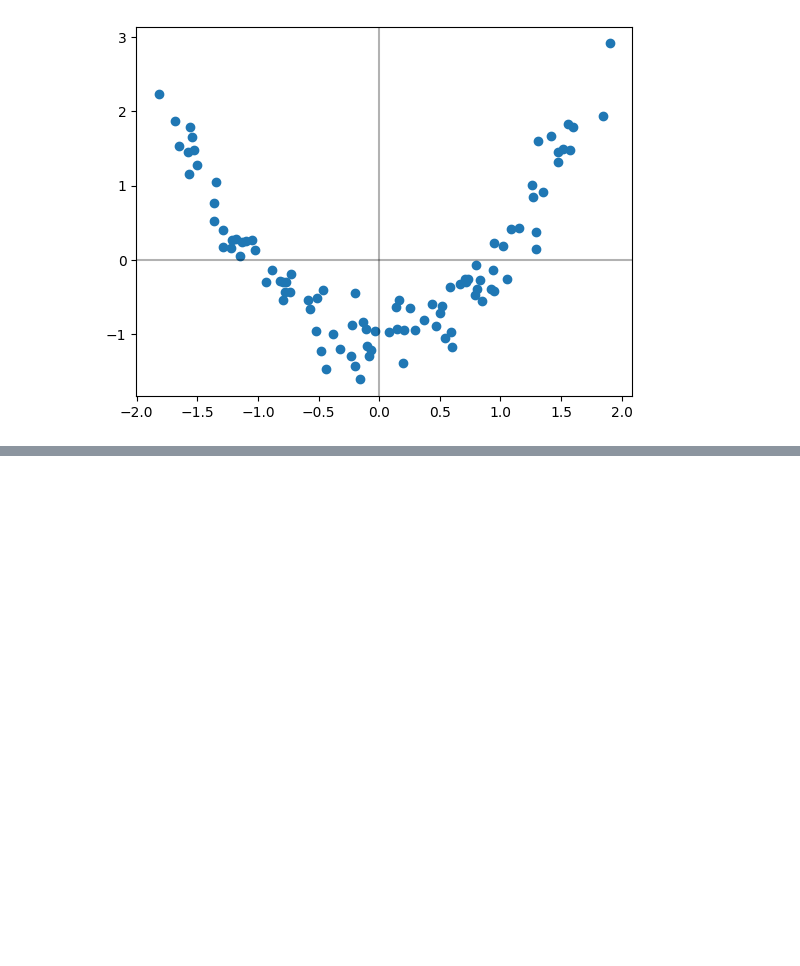
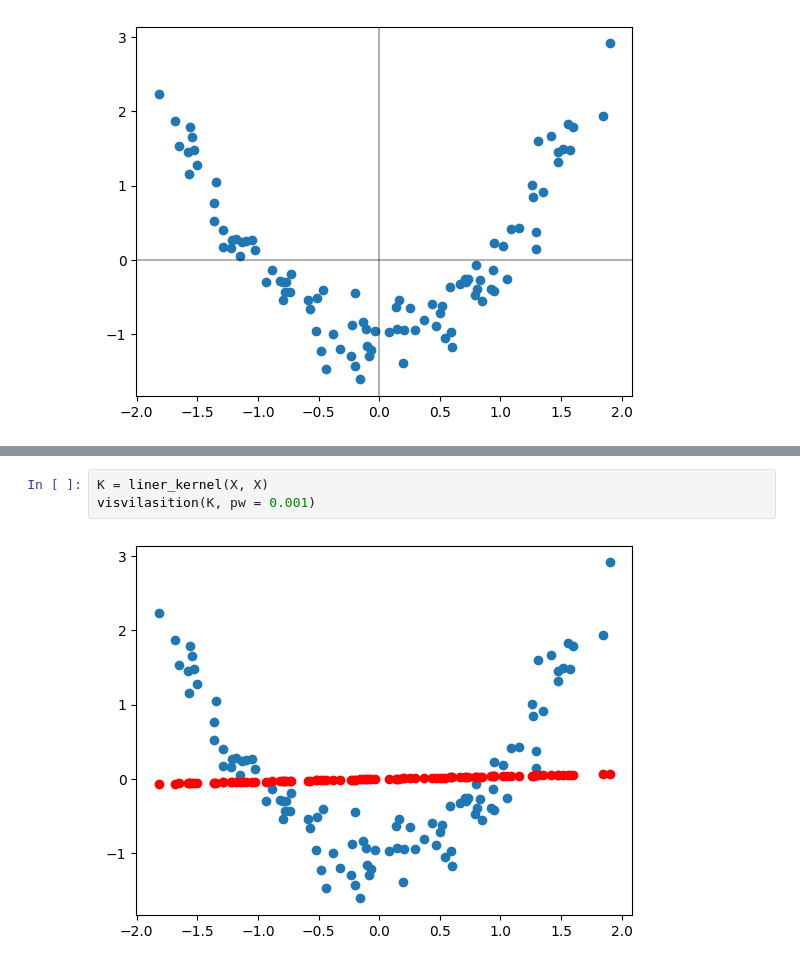
Before and after one commit to viralka/data_web_creators, a Jupyter notebook: Algorithms/kernel_reggression.ipynb, the cells around one changed output, grey strips where cells are left out. Cells and saved outputs as stored; diff of their text form; blank space fills up the shorter version.

```diff
--- a/Algorithms/kernel_reggression.ipynb
+++ b/Algorithms/kernel_reggression.ipynb
@@ -145,0 +158,5 @@ def pairwise_l2_distances(X, Y):
+# %%
+K = liner_kernel(X, X)
+visvilasition(K, pw = 0.001)
+# %% [output]
+[figure, added]
```
Also changed, not shown: parts of 19 cells of this notebook, 1 other file.
